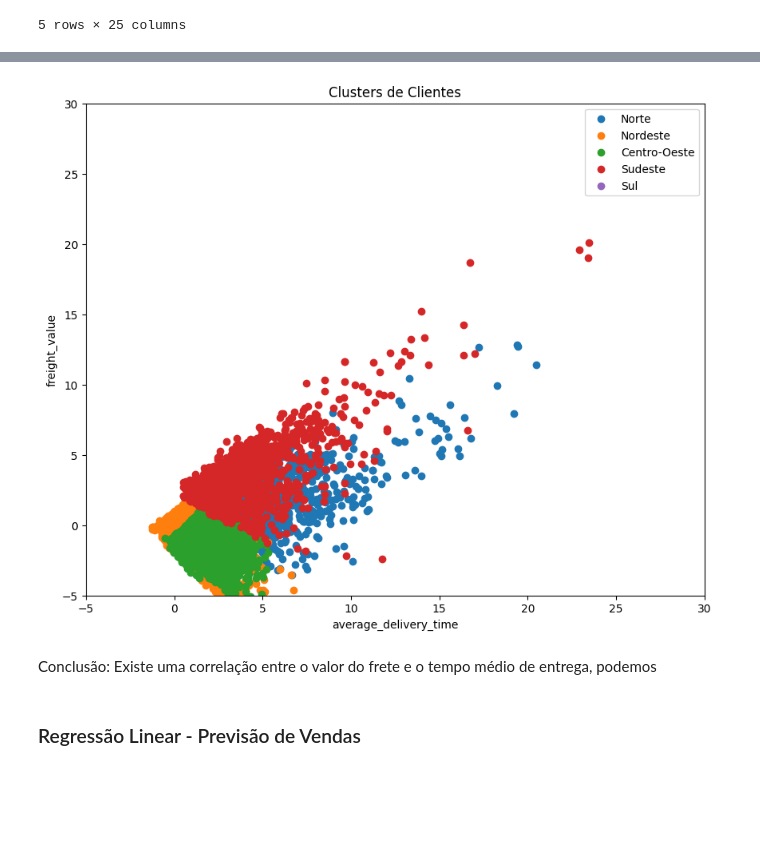
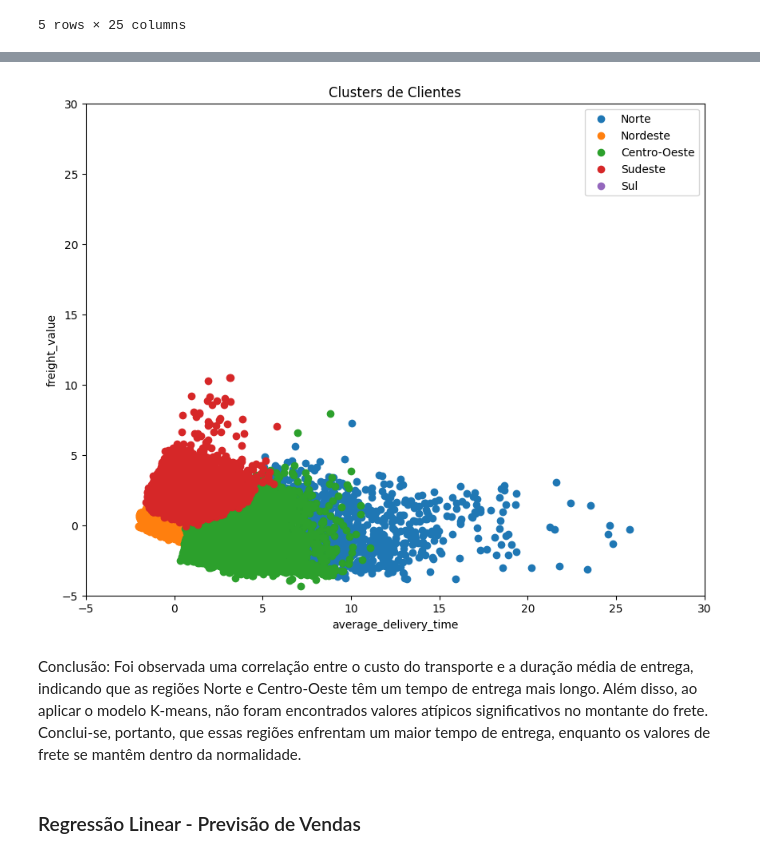
Before and after one commit to felipepitta/PUC_Brazilian_Ecommerce, a Jupyter notebook: Code_Brazilian_Ecommerce.ipynb, the cells around one changed output, grey strips where cells are left out. Saved outputs shown, nothing was run; the diff lists cells and outputs as text; code cells hidden in the pictures; blank space fills up the shorter version.

Commit message:
upgrade modelos

```diff
--- a/Code_Brazilian_Ecommerce.ipynb
+++ b/Code_Brazilian_Ecommerce.ipynb
@@ -388,7 +404,9 @@ df_merged0 = pd.merge(orders_trat, customers_trat, on='customer_id', how='left')
 df_merged = pd.merge(items_trat, df_merged0, on='order_id', how='left')
 
 # Selecionar as colunas relevantes para a clusterização
-features = ['average_delivery_time', 'freight_value', 'payment_value', 'ID_REGION']
+features = ['price', 'freight_value', 'product_weight_g', 'product_length_cm',
+       'product_height_cm', 'product_width_cm', 'average_delivery_time', 'payment_value',
+       'customer_zip_code_prefix', 'ID_UF', 'ID_REGION']
 
 # Preencher valores ausentes com a média
 imputer = SimpleImputer(strategy='mean')
@@ -401,36 +419,36 @@ X = scaler.fit_transform(df_merged[features])
 # Executar o algoritmo de clusterização
 kmeans = KMeans(n_clusters=5, random_state=100)
 kmeans.fit(X)
 
 # Redução de dimensionalidade usando PCA
 pca = PCA(n_components=2)
 X_pca = pca.fit_transform(X)
 
 # Adicionar os rótulos das clusters ao dataframe
 df_merged['cluster_label'] = kmeans.labels_
 
 # Criar um dicionário para mapear os rótulos das clusters às UF do Brasil
 cluster_labels = {1: 'Norte', 2: 'Nordeste', 3: 'Centro-Oeste', 4: 'Sudeste', 5: 'Sul'}
 
 # Adicionar os rótulos das UF ao dataframe
 df_merged['uf_cliente'] = df_merged['cluster_label'].map(cluster_labels)
 
 # Plotar os clusters com legendas das UF
 plt.figure(figsize=(10, 8))
 plt.xlim(-5, 30)
 plt.ylim(-5, 30)
 for label in cluster_labels:
     cluster_data = X_pca[df_merged['cluster_label'] == label]
     plt.scatter(cluster_data[:, 0], cluster_data[:, 1], label=cluster_labels[label])
 plt.xlabel('average_delivery_time')
 plt.ylabel('freight_value')
 plt.title('Clusters de Clientes')
 plt.legend()
 plt.show()
 # %% [output]
-[figure, old version]
+[figure, new version]
-# %% [markdown]
-Conclusão: Existe uma correlação entre o valor do frete e o tempo médio de entrega, podemos
+# %% [markdown]
+Conclusão: Foi observada uma correlação entre o custo do transporte e a duração média de entrega, indicando que as regiões Norte e Centro-Oeste têm um tempo de entrega mais longo. Além disso, ao aplicar o modelo K-means, não foram encontrados valores atípicos significativos no montante do frete. Conclui-se, portanto, que essas regiões enfrentam um maior tempo de entrega, enquanto os valores de frete se mantêm dentro da normalidade.
 # %% [markdown]
 ### Regressão Linear - Previsão de Vendas
 # %%
```
Also changed, not shown: parts of 4 cells of this notebook.
